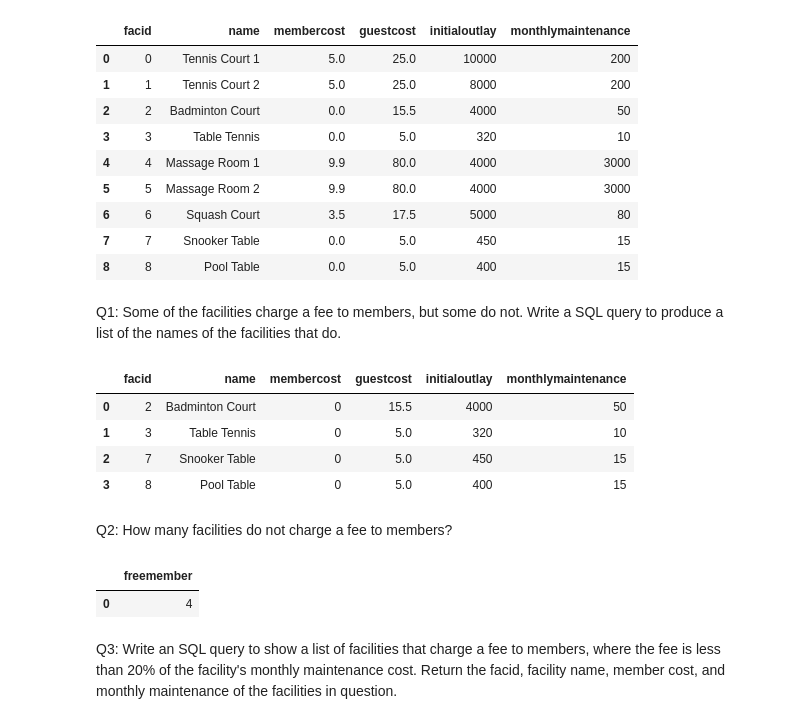
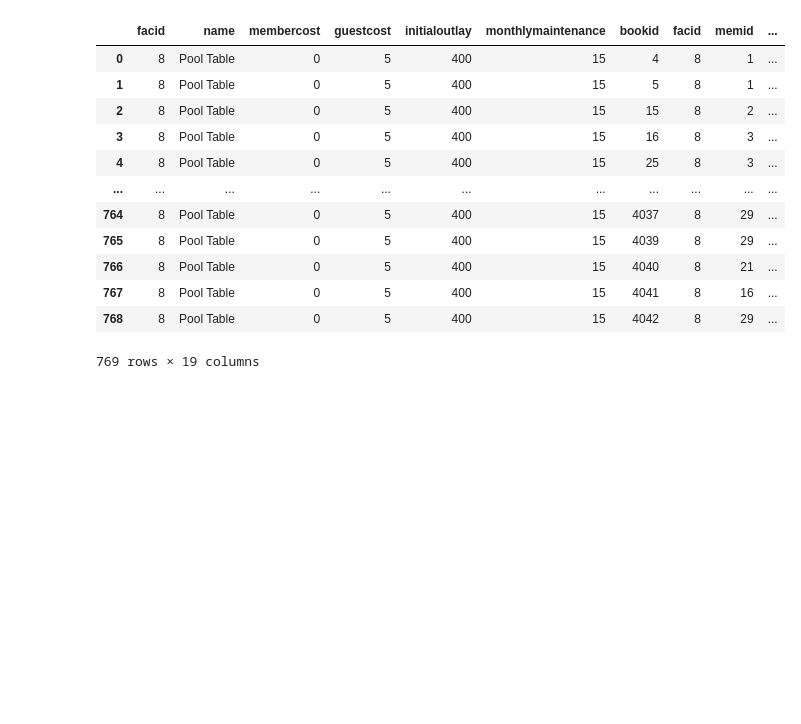
Before and after one commit to mfdawg99/Springboard_SQLCaseStudy, a Jupyter notebook: Answers1.ipynb, the cells around one changed output. Saved outputs shown, nothing was run; the diff lists cells and outputs as text; code cells hidden in the pictures; blank space fills up the shorter version.

```diff
--- a/Answers1.ipynb
+++ b/Answers1.ipynb
@@ -25,39 +138,34 @@ df
 # %%
-query = 'SELECT * FROM Facilities;'
+query = '''SELECT
+             *
+            FROM
+                Facilities
+            LEFT JOIN
+                Bookings as book
+                ON
+                    book.facid = Facilities.facid
+            LEFT JOIN
+                Members as mem
+                ON
+                    mem.memid = book.memid
+            WHERE
+                slots = 1
+
+        ;'''
+
 df = pd.read_sql_query(query, engine)
 df
 # %% [output]
-|  | facid | name | membercost | guestcost | initialoutlay | monthlymaintenance |
-| 0 | 0 | Tennis Court 1 | 5.0 | 25.0 | 10000 | 200 |
-| 1 | 1 | Tennis Court 2 | 5.0 | 25.0 | 8000 | 200 |
-| 2 | 2 | Badminton Court | 0.0 | 15.5 | 4000 | 50 |
-| 3 | 3 | Table Tennis | 0.0 | 5.0 | 320 | 10 |
-| 4 | 4 | Massage Room 1 | 9.9 | 80.0 | 4000 | 3000 |
-| 5 | 5 | Massage Room 2 | 9.9 | 80.0 | 4000 | 3000 |
-| 6 | 6 | Squash Court | 3.5 | 17.5 | 5000 | 80 |
-| 7 | 7 | Snooker Table | 0.0 | 5.0 | 450 | 15 |
-| 8 | 8 | Pool Table | 0.0 | 5.0 | 400 | 15 |
+|  | facid | name | membercost | guestcost | initialoutlay | monthlymaintenance | bookid | facid | memid | ... |
+| 0 | 8 | Pool Table | 0 | 5 | 400 | 15 | 4 | 8 | 1 | ... |
+| 1 | 8 | Pool Table | 0 | 5 | 400 | 15 | 5 | 8 | 1 | ... |
+| 2 | 8 | Pool Table | 0 | 5 | 400 | 15 | 15 | 8 | 2 | ... |
+| 3 | 8 | Pool Table | 0 | 5 | 400 | 15 | 16 | 8 | 3 | ... |
+| 4 | 8 | Pool Table | 0 | 5 | 400 | 15 | 25 | 8 | 3 | ... |
+| ... | ... | ... | ... | ... | ... | ... | ... | ... | ... | ... |
+| 764 | 8 | Pool Table | 0 | 5 | 400 | 15 | 4037 | 8 | 29 | ... |
+| 765 | 8 | Pool Table | 0 | 5 | 400 | 15 | 4039 | 8 | 29 | ... |
+| 766 | 8 | Pool Table | 0 | 5 | 400 | 15 | 4040 | 8 | 21 | ... |
+| 767 | 8 | Pool Table | 0 | 5 | 400 | 15 | 4041 | 8 | 16 | ... |
+| 768 | 8 | Pool Table | 0 | 5 | 400 | 15 | 4042 | 8 | 29 | ... |
+769 rows × 19 columns
-# %% [markdown]
-Q1: Some of the facilities charge a fee to members, but some do not.
-Write a SQL query to produce a list of the names of the facilities that do.
-# %%
-query = 'SELECT * FROM Facilities WHERE membercost = 0;'
-df = pd.read_sql_query(query, engine)
-df
-# %% [output]
-|  | facid | name | membercost | guestcost | initialoutlay | monthlymaintenance |
-| 0 | 2 | Badminton Court | 0 | 15.5 | 4000 | 50 |
-| 1 | 3 | Table Tennis | 0 | 5.0 | 320 | 10 |
-| 2 | 7 | Snooker Table | 0 | 5.0 | 450 | 15 |
-| 3 | 8 | Pool Table | 0 | 5.0 | 400 | 15 |
-# %% [markdown]
-Q2: How many facilities do not charge a fee to members?
-# %%
-query = 'SELECT COUNT(*) AS freemember FROM Facilities WHERE membercost = 0;'
-df = pd.read_sql_query(query, engine)
-df
-# %% [output]
-|  | freemember |
-| 0 | 4 |
-# %% [markdown]
-Q3: Write an SQL query to show a list of facilities that charge a fee to members, where the fee is less than 20% of the facility's monthly maintenance cost. Return the facid, facility name, member cost, and monthly maintenance of the facilities in question.
```
Also changed, not shown: parts of 26 cells of this notebook, 1 other file.
